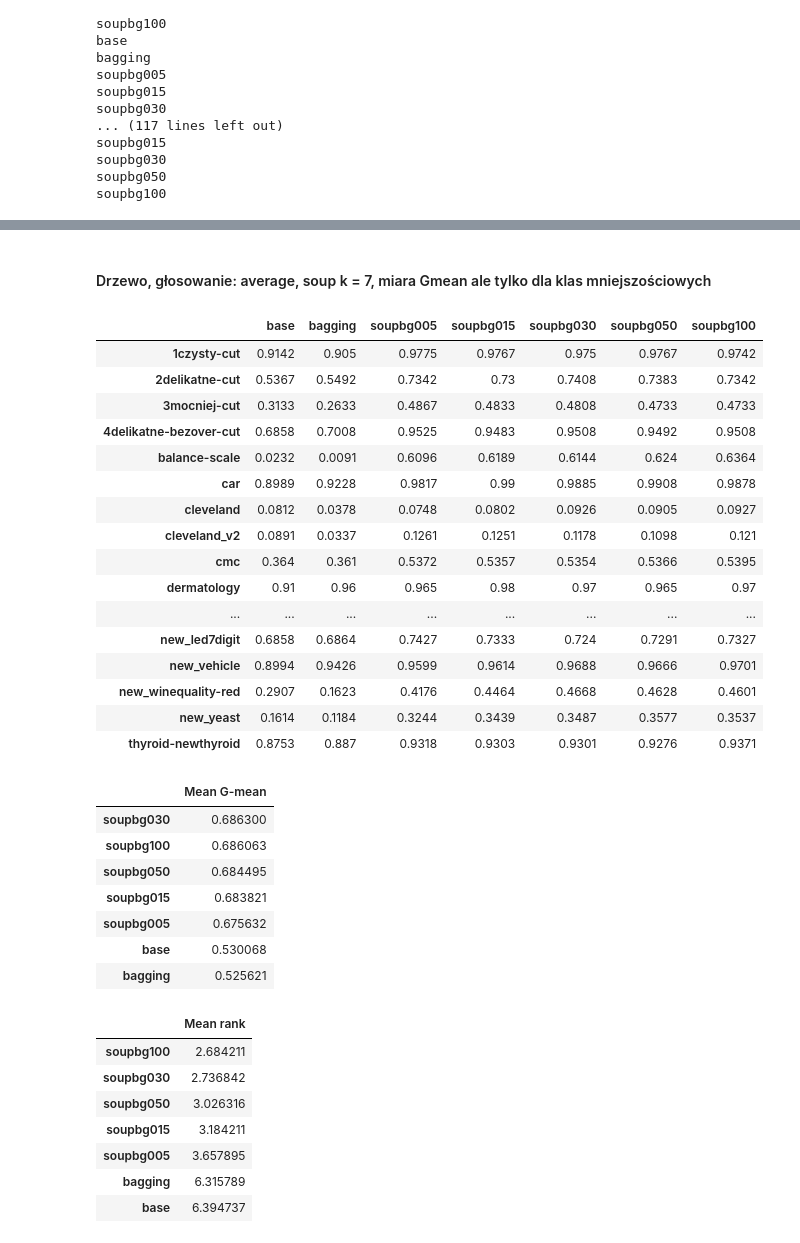
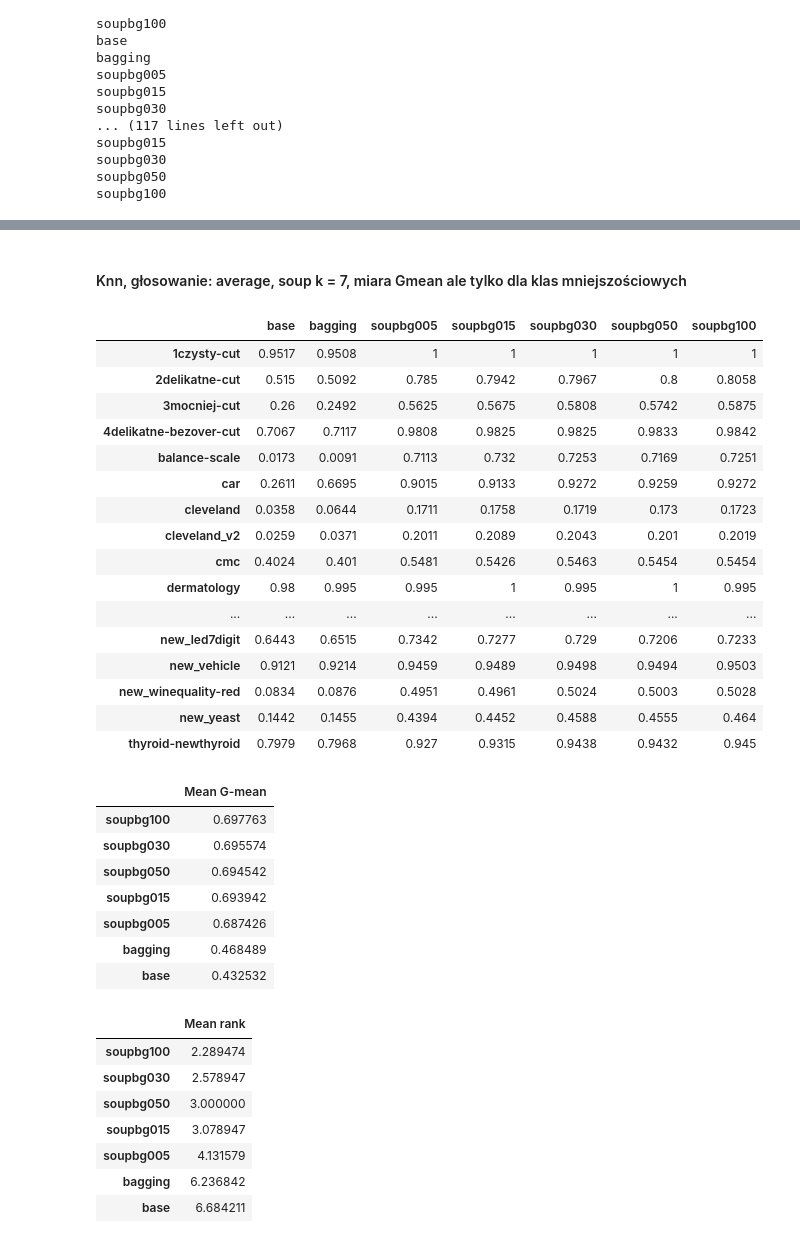
Before and after one commit to damianhorna/multi-imbalance, a Jupyter notebook: benchmarks/soupbg/soupbg.ipynb, the cells around one changed output, grey strips where cells are left out. Drawn from its saved outputs; the diff is of its cells as text; code cells hidden in the pictures.

```diff
--- a/benchmarks/soupbg/soupbg.ipynb
+++ b/benchmarks/soupbg/soupbg.ipynb
@@ -123,7 +123,7 @@ def test_resampling(res, dataset_values, dataset_name):
             X_train_resampled, y_train_resampled = resample_data(res, i, X_train, y_train, no_classes, dataset_name)
 
             # for clf_name in ['knn']:
-            for clf_name in ['tree']:
+            for clf_name in ['knn']:
                 if clf_name == 'knn':
                     clf = KNeighborsClassifier(n_neighbors=5)
                 elif clf_name == 'tree':
@@ -257,41 +257,41 @@ print_scores(scores['g_mean_tree_average'], name='g_mean_tree_average_comparisio
 # %% [markdown]
-#### Drzewo, głosowanie: average, soup k = 7, miara Gmean ale tylko dla klas mniejszościowych
+#### Knn, głosowanie: average, soup k = 7, miara Gmean ale tylko dla klas mniejszościowych
 # %%
-base = pd.DataFrame(scores['g_mean_tree_minority']).T
+base = pd.DataFrame(scores['g_mean_knn_minority']).T
 columns = [i for i in clf_res_names if 'soupbg' in i]
-print_scores(scores['g_mean_tree_minority_average'],name='g_mean_tree_minority_average_comparision', columns=columns, base=base)
+print_scores(scores['g_mean_knn_minority_average'],name='g_mean_knn_minority_average_comparision', columns=columns, base=base)
 # %% [output]
 |  | base | bagging | soupbg005 | soupbg015 | soupbg030 | soupbg050 | soupbg100 |
-| 1czysty-cut | 0.9142 | 0.905 | 0.9775 | 0.9767 | 0.975 | 0.9767 | 0.9742 |
-| 2delikatne-cut | 0.5367 | 0.5492 | 0.7342 | 0.73 | 0.7408 | 0.7383 | 0.7342 |
-| 3mocniej-cut | 0.3133 | 0.2633 | 0.4867 | 0.4833 | 0.4808 | 0.4733 | 0.4733 |
-| 4delikatne-bezover-cut | 0.6858 | 0.7008 | 0.9525 | 0.9483 | 0.9508 | 0.9492 | 0.9508 |
-| balance-scale | 0.0232 | 0.0091 | 0.6096 | 0.6189 | 0.6144 | 0.624 | 0.6364 |
-| car | 0.8989 | 0.9228 | 0.9817 | 0.99 | 0.9885 | 0.9908 | 0.9878 |
-| cleveland | 0.0812 | 0.0378 | 0.0748 | 0.0802 | 0.0926 | 0.0905 | 0.0927 |
-| cleveland_v2 | 0.0891 | 0.0337 | 0.1261 | 0.1251 | 0.1178 | 0.1098 | 0.121 |
-| cmc | 0.364 | 0.361 | 0.5372 | 0.5357 | 0.5354 | 0.5366 | 0.5395 |
-| dermatology | 0.91 | 0.96 | 0.965 | 0.98 | 0.97 | 0.965 | 0.97 |
+| 1czysty-cut | 0.9517 | 0.9508 | 1 | 1 | 1 | 1 | 1 |
+| 2delikatne-cut | 0.515 | 0.5092 | 0.785 | 0.7942 | 0.7967 | 0.8 | 0.8058 |
+| 3mocniej-cut | 0.26 | 0.2492 | 0.5625 | 0.5675 | 0.5808 | 0.5742 | 0.5875 |
+| 4delikatne-bezover-cut | 0.7067 | 0.7117 | 0.9808 | 0.9825 | 0.9825 | 0.9833 | 0.9842 |
+| balance-scale | 0.0173 | 0.0091 | 0.7113 | 0.732 | 0.7253 | 0.7169 | 0.7251 |
+| car | 0.2611 | 0.6695 | 0.9015 | 0.9133 | 0.9272 | 0.9259 | 0.9272 |
+| cleveland | 0.0358 | 0.0644 | 0.1711 | 0.1758 | 0.1719 | 0.173 | 0.1723 |
+| cleveland_v2 | 0.0259 | 0.0371 | 0.2011 | 0.2089 | 0.2043 | 0.201 | 0.2019 |
+| cmc | 0.4024 | 0.401 | 0.5481 | 0.5426 | 0.5463 | 0.5454 | 0.5454 |
+| dermatology | 0.98 | 0.995 | 0.995 | 1 | 0.995 | 1 | 0.995 |
 | ... | ... | ... | ... | ... | ... | ... | ... |
-| new_led7digit | 0.6858 | 0.6864 | 0.7427 | 0.7333 | 0.724 | 0.7291 | 0.7327 |
-| new_vehicle | 0.8994 | 0.9426 | 0.9599 | 0.9614 | 0.9688 | 0.9666 | 0.9701 |
-| new_winequality-red | 0.2907 | 0.1623 | 0.4176 | 0.4464 | 0.4668 | 0.4628 | 0.4601 |
-| new_yeast | 0.1614 | 0.1184 | 0.3244 | 0.3439 | 0.3487 | 0.3577 | 0.3537 |
-| thyroid-newthyroid | 0.8753 | 0.887 | 0.9318 | 0.9303 | 0.9301 | 0.9276 | 0.9371 |
+| new_led7digit | 0.6443 | 0.6515 | 0.7342 | 0.7277 | 0.729 | 0.7206 | 0.7233 |
+| new_vehicle | 0.9121 | 0.9214 | 0.9459 | 0.9489 | 0.9498 | 0.9494 | 0.9503 |
+| new_winequality-red | 0.0834 | 0.0876 | 0.4951 | 0.4961 | 0.5024 | 0.5003 | 0.5028 |
+| new_yeast | 0.1442 | 0.1455 | 0.4394 | 0.4452 | 0.4588 | 0.4555 | 0.464 |
+| thyroid-newthyroid | 0.7979 | 0.7968 | 0.927 | 0.9315 | 0.9438 | 0.9432 | 0.945 |
 |  | Mean G-mean |
-| soupbg030 | 0.686300 |
-| soupbg100 | 0.686063 |
-| soupbg050 | 0.684495 |
-| soupbg015 | 0.683821 |
-| soupbg005 | 0.675632 |
-| base | 0.530068 |
-| bagging | 0.525621 |
+| soupbg100 | 0.697763 |
+| soupbg030 | 0.695574 |
+| soupbg050 | 0.694542 |
+| soupbg015 | 0.693942 |
+| soupbg005 | 0.687426 |
+| bagging | 0.468489 |
+| base | 0.432532 |
 |  | Mean rank |
-| soupbg100 | 2.684211 |
-| soupbg030 | 2.736842 |
-| soupbg050 | 3.026316 |
-| soupbg015 | 3.184211 |
-| soupbg005 | 3.657895 |
-| bagging | 6.315789 |
-| base | 6.394737 |
+| soupbg100 | 2.289474 |
+| soupbg030 | 2.578947 |
+| soupbg050 | 3.000000 |
+| soupbg015 | 3.078947 |
+| soupbg005 | 4.131579 |
+| bagging | 6.236842 |
+| base | 6.684211 |
 # %% [markdown]
```
Also changed, not shown: parts of 7 cells of this notebook, 1 other file.
